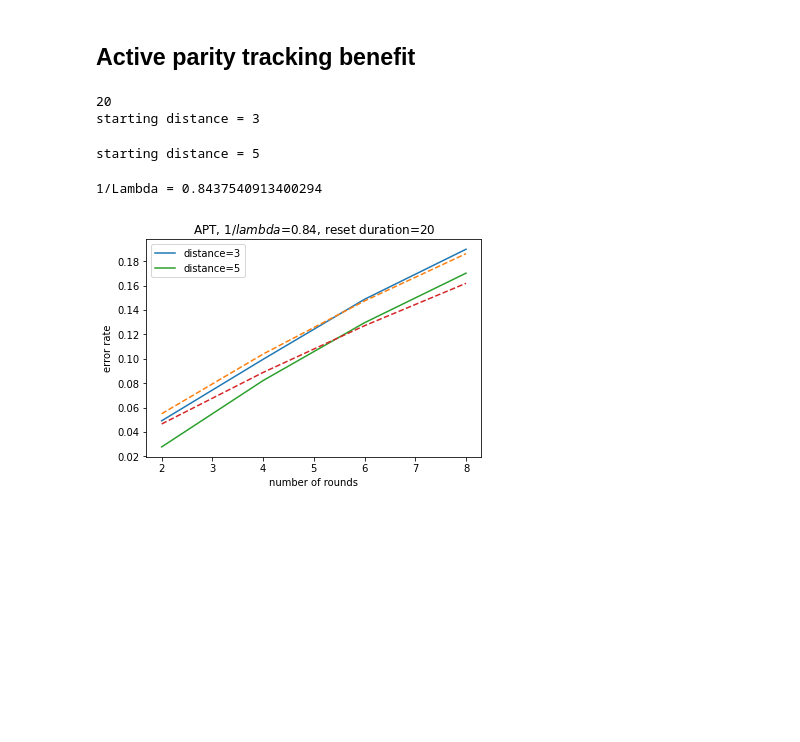
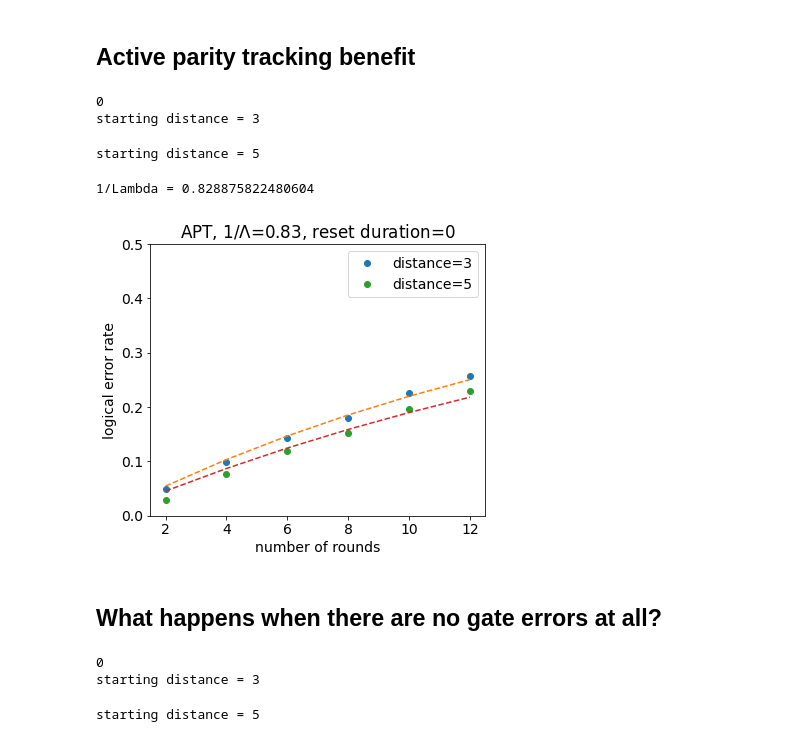
Before and after one commit to liorella/research, a Jupyter notebook: phys/qecsim/calculate_lambda_surface_stim.ipynb, the cells around one changed output. Drawn from its saved outputs; the diff is of its cells as text; code cells hidden in the pictures; blank space fills up the shorter version.

Commit message:
lambda calculation for APS talk

```diff
--- a/phys/qecsim/calculate_lambda_surface_stim.ipynb
+++ b/phys/qecsim/calculate_lambda_surface_stim.ipynb
@@ -18,9 +14,11 @@ from scipy.optimize import curve_fit
+# %%
+matplotlib.rcParams['font.size'] = 14
 # %%
 def log_err_fit(rounds, e_logical):
     return 0.5*(1 - (1-2*e_logical)**rounds)
 # %%
 cparams = CircuitParams(t1=15e3,
-                t2=10e3,
+                t2=8e3,
                 single_qubit_gate_duration=20,
                 two_qubit_gate_duration=20,
                 single_qubit_depolarization_rate=1e-3,
@@ -32,9 +30,9 @@ cparams = CircuitParams(t1=15e3,
 
 
 distance_vec = [3, 5]
-rounds_vec = np.arange(2, 10, 2)
+rounds_vec = np.arange(2, 14, 2)
+shots=20000
 # %%
-
 def get_error_rate_log_err_vec(reset_strategy):
 #     circ, cont = generate_scheduled(
 #     code_task='surface_code:rotated_memory_z',  # looks ok
@@ -59,10 +57,25 @@ def get_error_rate_log_err_vec(reset_strategy):
                 rounds=rounds,
                 params=cparams
             )
-            error_rate[-1].append(1 - experiment_run(circ, cont, shots=5000, reset_strategy=reset_strategy))
+            error_rate[-1].append(1 - experiment_run(circ, cont, shots=shots, reset_strategy=reset_strategy))
         log_err, pcov = curve_fit(log_err_fit, rounds_vec, error_rate[-1], p0=0)
         log_err_vec.append(log_err)
 
     log_err_vec = np.array(log_err_vec).squeeze()
     error_rate = np.array(error_rate)
     return error_rate, log_err_vec
+
+
+def plot_lambda(error_rate, log_err_vec, title, filename):
+    plt.figure(figsize=(6, 5))
+    for i, distance in enumerate(distance_vec):
+        plt.plot(rounds_vec, error_rate[i], 'o', label=f'distance={distance}')
+        plt.plot(rounds_vec, log_err_fit(rounds_vec, log_err_vec[i]), '--')
+
+    plt.legend()
+    plt.xlabel('number of rounds')
+    plt.ylabel('logical error rate')
+    plt.title(title)
+    plt.ylim((0, 0.5))
+    print(f'1/Lambda = {log_err_vec[1] / log_err_vec[0]}')
+    plt.savefig(filename)
@@ -89,22 +101,30 @@ print(f'1/Lambda = {log_err_vec_ar[1] / log_err_vec_ar[0]}')
 # %% [markdown]
 ## Active parity tracking benefit
 # %%
-cparams.reset_duration=20
+cparams.reset_duration=0
 error_rate_apt, log_err_vec_apt = get_error_rate_log_err_vec('APT')
 # %% [output]
-20
+0
 starting distance = 3
 starting distance = 5
 # %%
-for i, distance in enumerate(distance_vec):
-    plt.plot(rounds_vec, error_rate_apt[i], label=f'distance={distance}')
-    plt.plot(rounds_vec, log_err_fit(rounds_vec, log_err_vec_apt[i]), '--')
-
-plt.legend()
-plt.xlabel('number of rounds')
-plt.ylabel('error rate')
-plt.title(f'APT, $1/lambda$={log_err_vec_apt[1] / log_err_vec_apt[0]:.2}, reset duration={cparams.reset_duration}')
-print(f'1/Lambda = {log_err_vec_apt[1] / log_err_vec_apt[0]}')
+plot_lambda(
+    error_rate_apt,
+    log_err_vec_apt,
+    f'APT, $1/\Lambda$={log_err_vec_apt[1] / log_err_vec_apt[0]:.2}, reset duration={cparams.reset_duration}',
+    'APT_RD=0_GE_hi.svg'
+)
 # %% [output]
-1/Lambda = 0.8437540913400294
+1/Lambda = 0.828875822480604
-[figure, old version]
+[figure, new version]
+# %% [markdown]
+## What happens when there are no gate errors at all?
+# %%
+cparams.reset_duration=0
+cparams.single_qubit_depolarization_rate = 1e-4
+cparams.two_qubit_depolarization_rate = 1e-4
+error_rate_apt_low, log_err_vec_apt_low = get_error_rate_log_err_vec('APT')
+# %% [output]
+0
+starting distance = 3
+starting distance = 5
```
Also changed, not shown: parts of 9 cells of this notebook, 1 other file.
